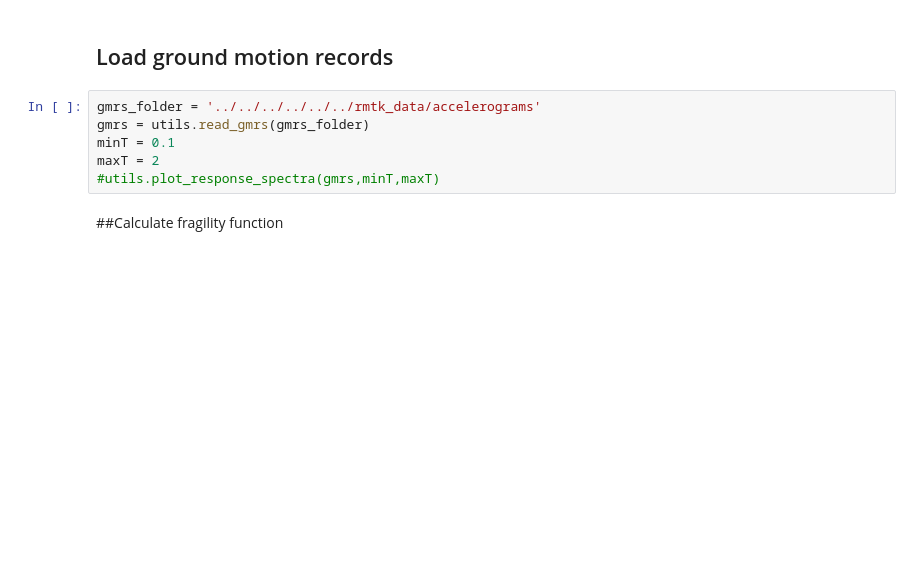
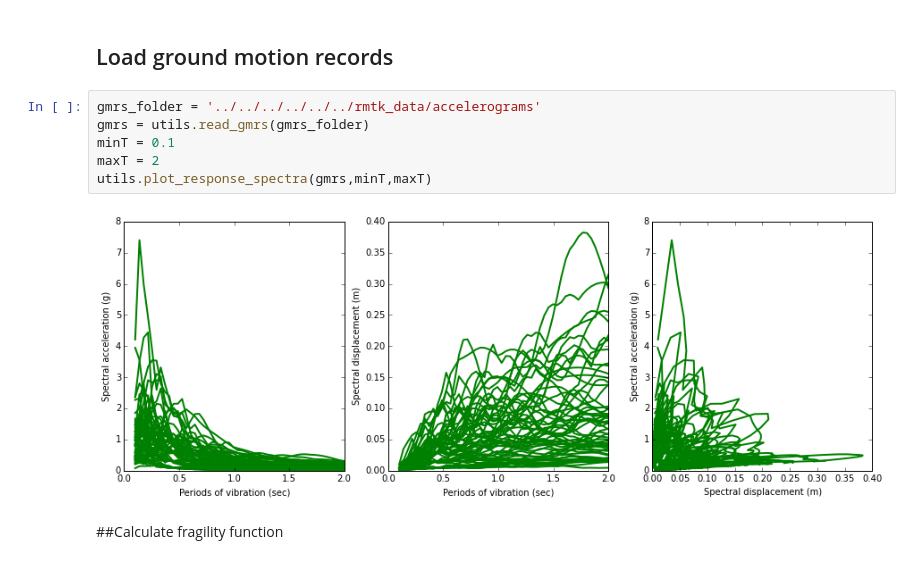
Before and after one commit to GEMScienceTools/rmtk, a Jupyter notebook: rmtk/vulnerability/derivation_fragility/equivalent_linearization/vidic_etal_1994/vidic_etal_1994.ipynb, the cells around one changed output. Drawn from its saved outputs; the diff is of its cells as text; blank space fills up the shorter version.

```diff
--- a/rmtk/vulnerability/derivation_fragility/equivalent_linearization/vidic_etal_1994/vidic_etal_1994.ipynb
+++ b/rmtk/vulnerability/derivation_fragility/equivalent_linearization/vidic_etal_1994/vidic_etal_1994.ipynb
@@ -18,9 +18,11 @@ capacity_curves = utils.read_capacity_curves(capacity_curves_file)
 # %%
 gmrs_folder = '../../../../../../rmtk_data/accelerograms'
 gmrs = utils.read_gmrs(gmrs_folder)
 minT = 0.1
 maxT = 2
-#utils.plot_response_spectra(gmrs,minT,maxT)
+utils.plot_response_spectra(gmrs,minT,maxT)
+# %% [output]
+[figure, added]
 # %% [markdown]
 ##Calculate fragility function
 # %%
```
Also changed, not shown: parts of 1 cell of this notebook, 10 other files.
